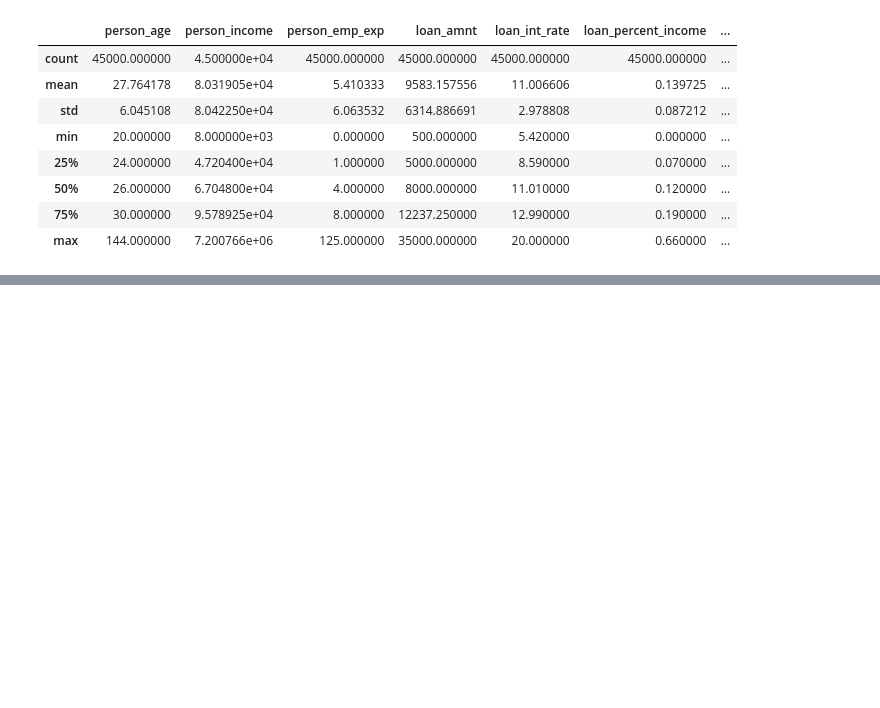
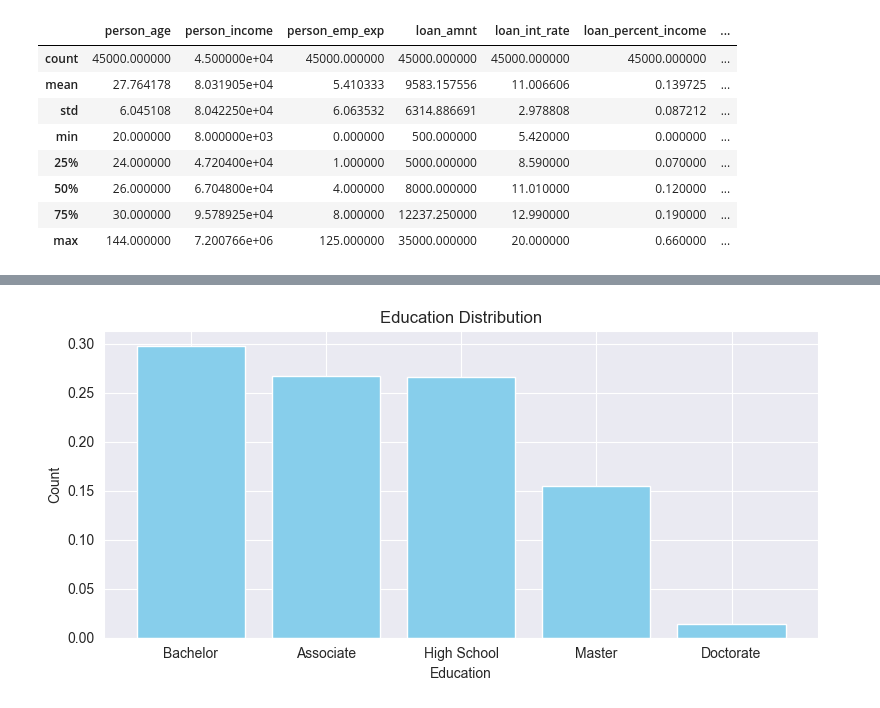
Before and after one commit to JuliusFemi/Loan, a Jupyter notebook: femi.ipynb, the cells around one changed output, grey strips where cells are left out. Saved outputs shown, nothing was run; the diff lists cells and outputs as text; code cells hidden in the pictures; blank space fills up the shorter version.

```diff
--- a/femi.ipynb
+++ b/femi.ipynb
@@ -120,0 +229,17 @@ loan_df.describe()
+# %%
+# education barchart
+
+edu_count = loan_df['person_education'].value_counts(normalize = True)
+
+plt.figure(figsize=(8, 4))
+plt.bar(edu_count.index, edu_count.values, color = 'skyblue')
+plt.title('Education Distribution')
+plt.xlabel('Education')
+plt.ylabel('Count')
+plt.tight_layout()
+
+#save plot
+plt.savefig("graphs/education_bar.png")
+plt.show()
+# %% [output]
+[figure, added]
```
Also changed, not shown: parts of 47 cells of this notebook, 12 other files.
